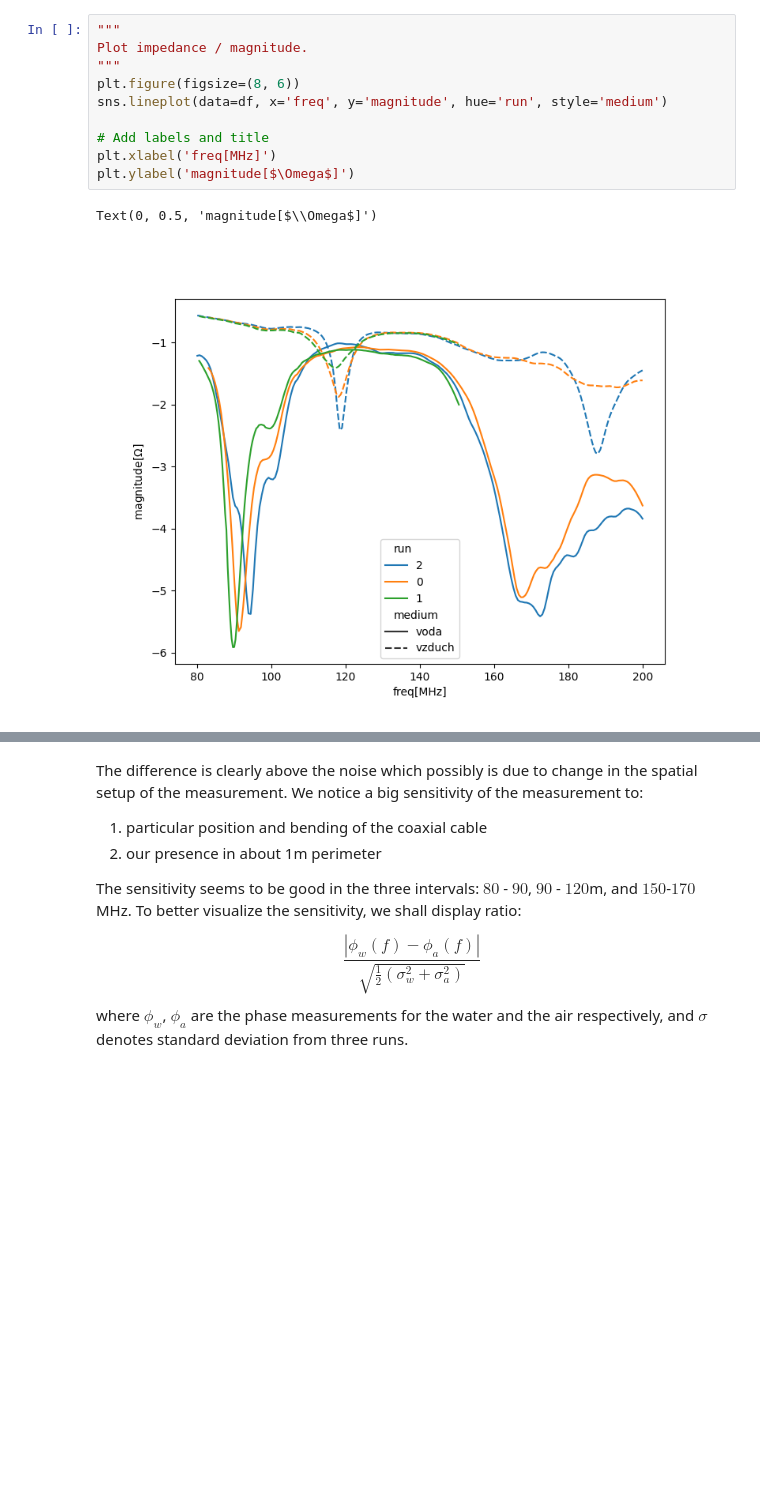
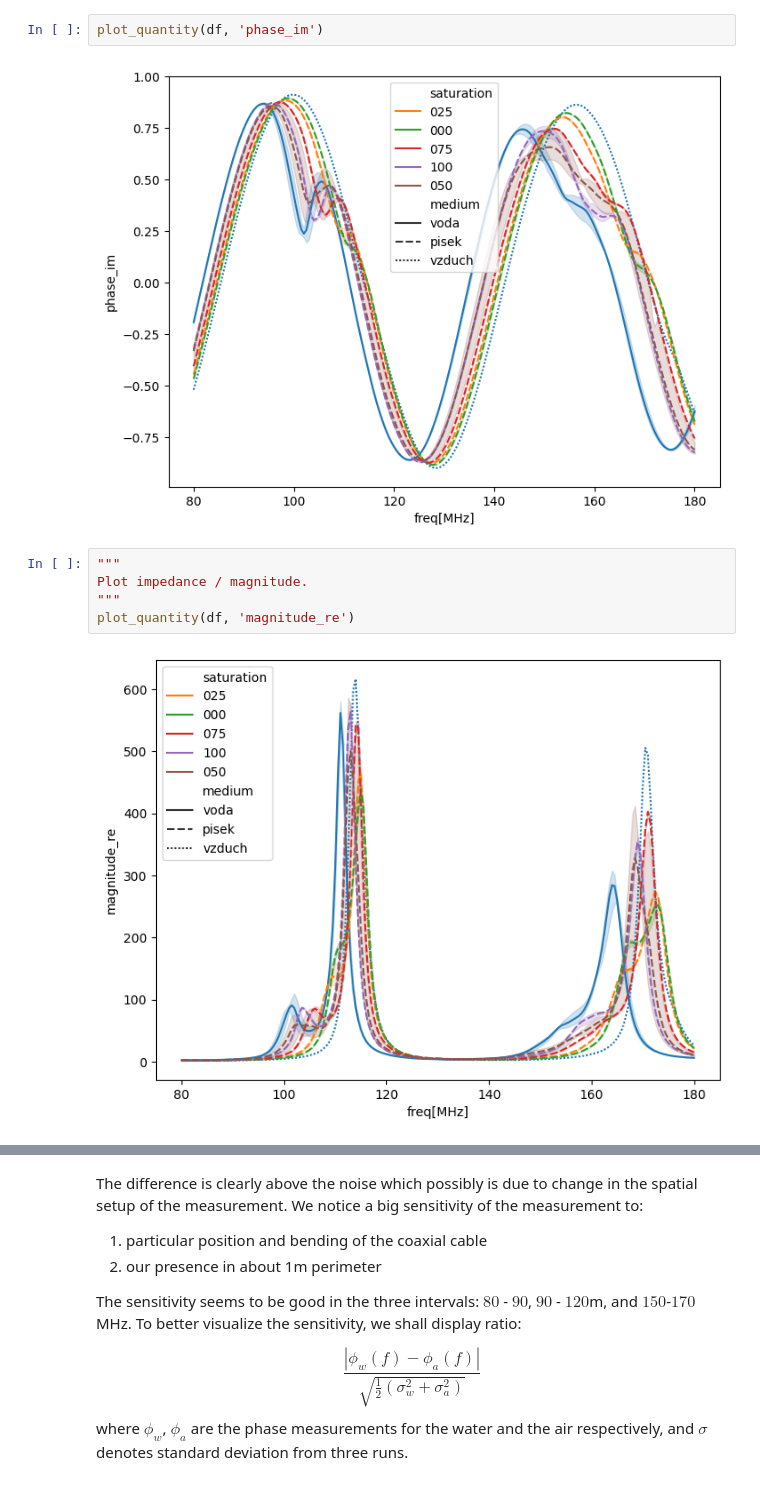
Before and after one commit to jbrezmorf/HLAVO, a Jupyter notebook: notebooks/VNA measurement processing.ipynb, the cells around one changed output, grey strips where cells are left out. Saved outputs shown, nothing was run; the diff lists cells and outputs as text; blank space fills up the shorter version.

```diff
--- a/notebooks/VNA measurement processing.ipynb
+++ b/notebooks/VNA measurement processing.ipynb
@@ -86,13 +116,11 @@ plt.show()
+# %%
+plot_quantity(df, 'phase_im')
+# %% [output]
+[figure, added]
 # %%
 """
 Plot impedance / magnitude.
 """
-plt.figure(figsize=(8, 6))
-sns.lineplot(data=df, x='freq', y='magnitude', hue='run', style='medium')
-
-# Add labels and title
-plt.xlabel('freq[MHz]')
-plt.ylabel('magnitude[$\Omega$]')
+plot_quantity(df, 'magnitude_re')
 # %% [output]
-Text(0, 0.5, 'magnitude[$\\Omega$]')
-[figure, old version]
+[figure, new version]
```
Also changed, not shown: parts of 6 cells of this notebook, 19 other files.
